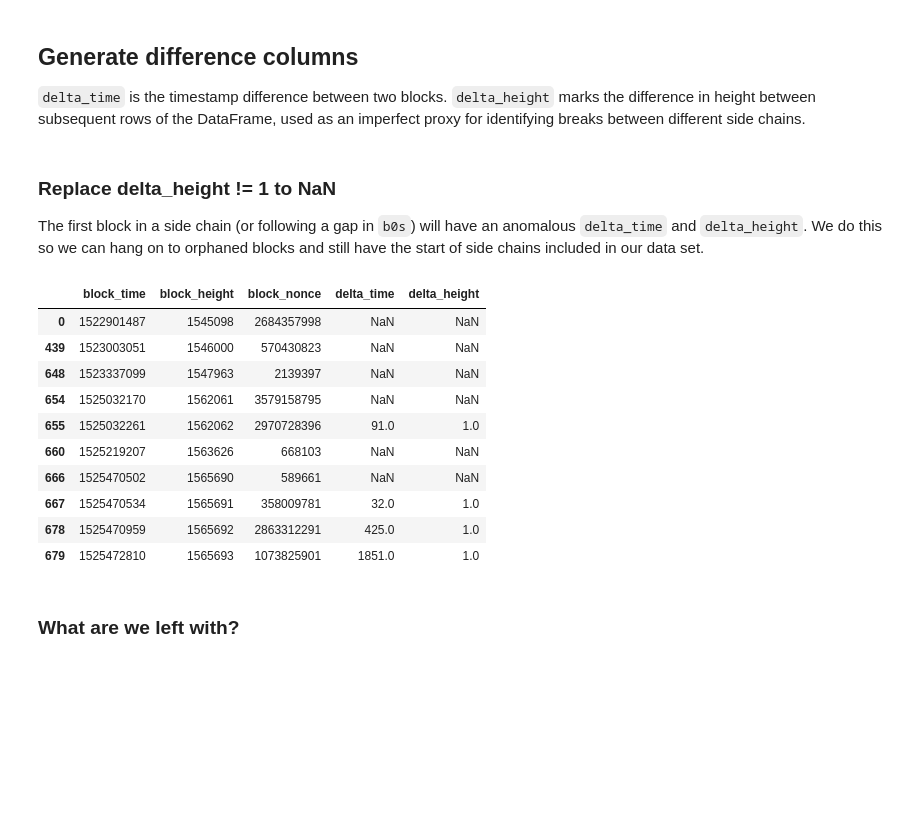
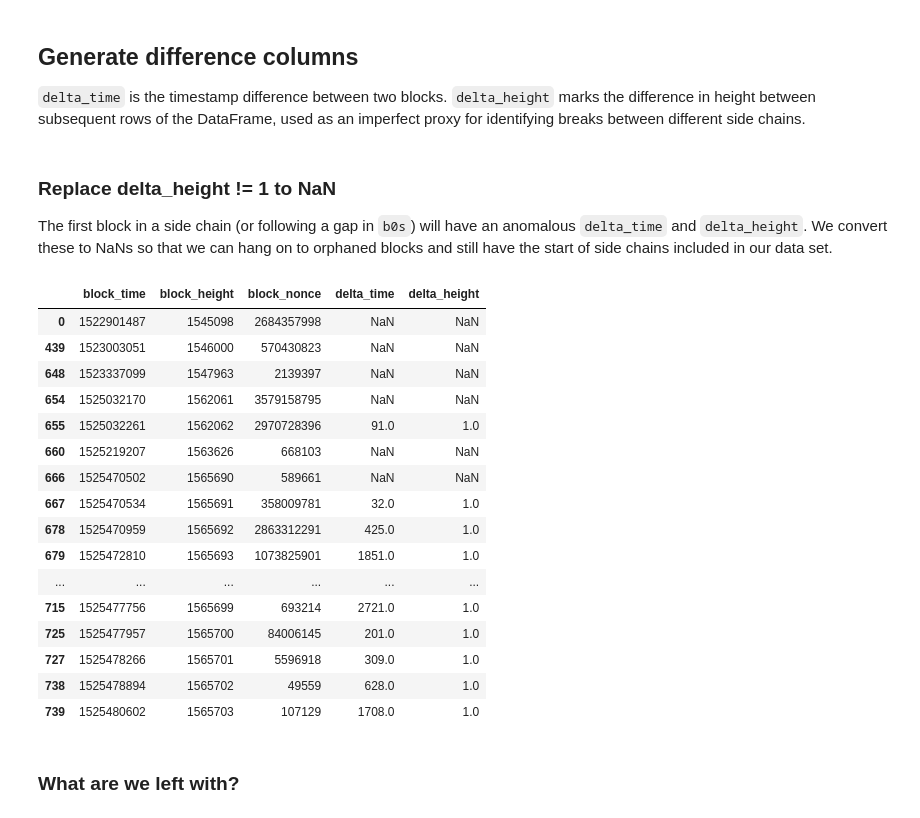
Before and after one commit to noncesense-research-lab/archival_network, a Jupyter notebook: analyses/altchain_temporal_study.ipynb, the cells around one changed output. Cells and saved outputs as stored; diff of their text form; code cells hidden in the pictures; blank space fills up the shorter version.

```diff
--- a/analyses/altchain_temporal_study.ipynb
+++ b/analyses/altchain_temporal_study.ipynb
@@ -131,31 +131,37 @@ b1s['delta_height'] = b1s['block_height']-b1s['block_height'].shift()
 # %% [markdown]
 ### Replace delta_height != 1 to NaN
 
-The first block in a side chain (or following a gap in `b0s`) will have an anomalous `delta_time` and `delta_height`. We do this so we can hang on to orphaned blocks and still have the start of side chains included in our data set.
+The first block in a side chain (or following a gap in `b0s`) will have an anomalous `delta_time` and `delta_height`. We convert these to NaNs so that we can hang on to orphaned blocks and still have the start of side chains included in our data set.
 # %%
 def mapper(x):
     if x == 1:
         return x
     else:
         return np.nan
 
 b0s.delta_height = b0s.delta_height.map(mapper, na_action='ignore')
 b0s.loc[b0s.delta_height.isnull(),('delta_time')] = np.nan
 b1s.delta_height = b1s.delta_height.map(mapper, na_action='ignore')
 b1s.loc[b1s.delta_height.isnull(),('delta_time')] = np.nan
-b1s.head(10)
+b1s.head(20)
 # %% [output]
 |  | block_time | block_height | block_nonce | delta_time | delta_height |
 | 0 | 1522901487 | 1545098 | 2684357998 | NaN | NaN |
 | 439 | 1523003051 | 1546000 | 570430823 | NaN | NaN |
 | 648 | 1523337099 | 1547963 | 2139397 | NaN | NaN |
 | 654 | 1525032170 | 1562061 | 3579158795 | NaN | NaN |
 | 655 | 1525032261 | 1562062 | 2970728396 | 91.0 | 1.0 |
 | 660 | 1525219207 | 1563626 | 668103 | NaN | NaN |
 | 666 | 1525470502 | 1565690 | 589661 | NaN | NaN |
 | 667 | 1525470534 | 1565691 | 358009781 | 32.0 | 1.0 |
 | 678 | 1525470959 | 1565692 | 2863312291 | 425.0 | 1.0 |
 | 679 | 1525472810 | 1565693 | 1073825901 | 1851.0 | 1.0 |
+| ... | ... | ... | ... | ... | ... |
+| 715 | 1525477756 | 1565699 | 693214 | 2721.0 | 1.0 |
+| 725 | 1525477957 | 1565700 | 84006145 | 201.0 | 1.0 |
+| 727 | 1525478266 | 1565701 | 5596918 | 309.0 | 1.0 |
+| 738 | 1525478894 | 1565702 | 49559 | 628.0 | 1.0 |
+| 739 | 1525480602 | 1565703 | 107129 | 1708.0 | 1.0 |
 # %% [markdown]
 ### What are we left with?
 # %%
```
Also changed, not shown: parts of 8 cells of this notebook.
